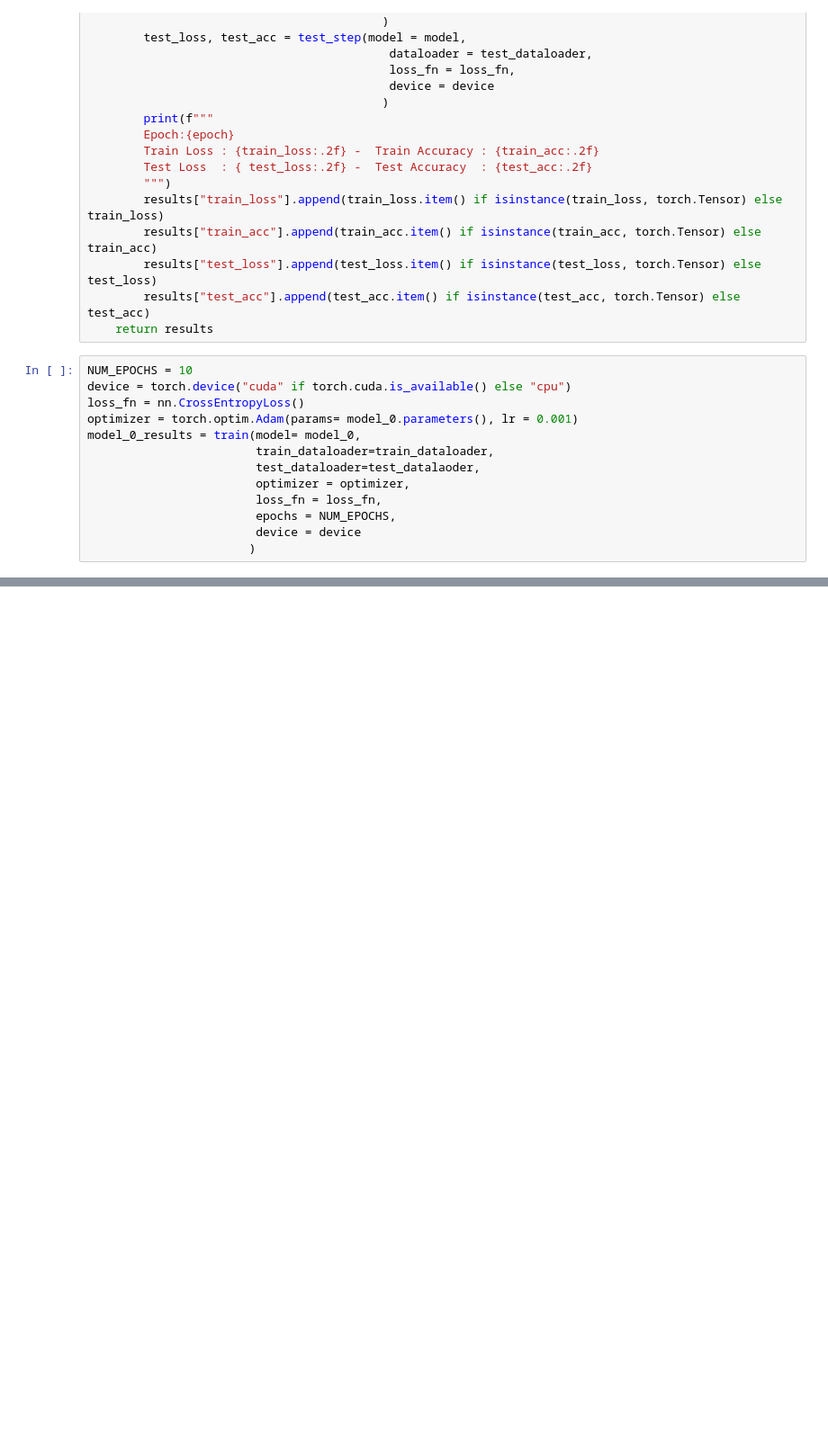
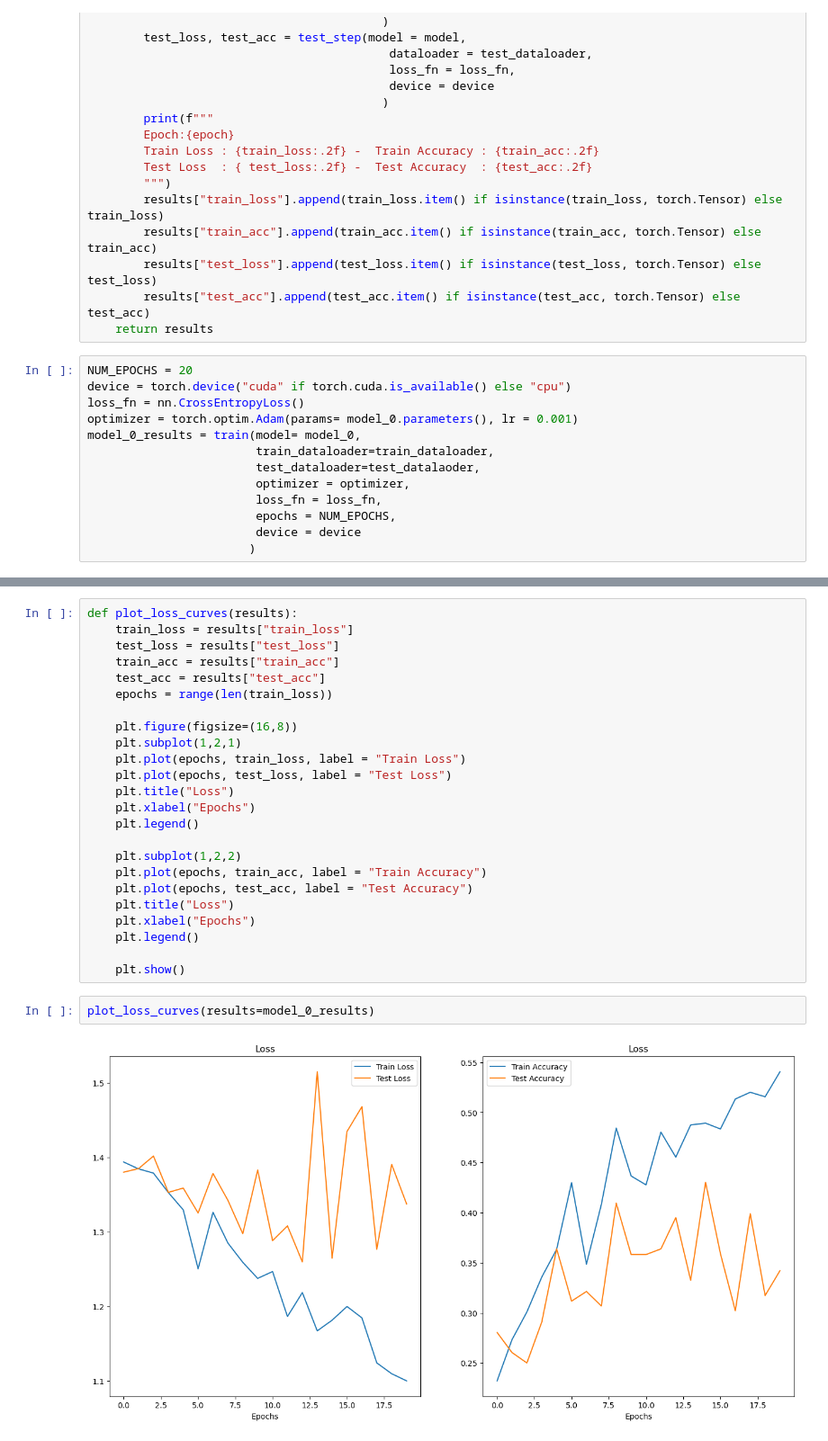
Before and after one commit to abdulkadiripek/DeepLearningBootcamp, a Jupyter notebook: DeepLearning/07- Desert101.ipynb, the cells around one changed output, grey strips where cells are left out. Shown at 90% size. Saved outputs shown, nothing was run; the diff lists cells and outputs as text; blank space fills up the shorter version.

```diff
--- a/DeepLearning/07- Desert101.ipynb
+++ b/DeepLearning/07- Desert101.ipynb
@@ -289,7 +289,7 @@ def train(model: torch.nn.Module,
         results["test_acc"].append(test_acc.item() if isinstance(test_acc, torch.Tensor) else test_acc)
     return results
 # %%
-NUM_EPOCHS = 10
+NUM_EPOCHS = 20
 device = torch.device("cuda" if torch.cuda.is_available() else "cpu")
 loss_fn = nn.CrossEntropyLoss()
 optimizer = torch.optim.Adam(params= model_0.parameters(), lr = 0.001)
@@ -321,0 +324,28 @@ model_0_results = train(model= model_0,
+# %%
+def plot_loss_curves(results):
+    train_loss = results["train_loss"]
+    test_loss = results["test_loss"]
+    train_acc = results["train_acc"]
+    test_acc = results["test_acc"]
+    epochs = range(len(train_loss))
+
+    plt.figure(figsize=(16,8))
+    plt.subplot(1,2,1)
+    plt.plot(epochs, train_loss, label = "Train Loss")
+    plt.plot(epochs, test_loss, label = "Test Loss")
+    plt.title("Loss")
+    plt.xlabel("Epochs")
+    plt.legend()
+
+    plt.subplot(1,2,2)
+    plt.plot(epochs, train_acc, label = "Train Accuracy")
+    plt.plot(epochs, test_acc, label = "Test Accuracy")
+    plt.title("Loss")
+    plt.xlabel("Epochs")
+    plt.legend()
+
+    plt.show()
+# %%
+plot_loss_curves(results=model_0_results)
+# %% [output]
+[figure, added]
```
Also changed, not shown: parts of 14 cells of this notebook.
